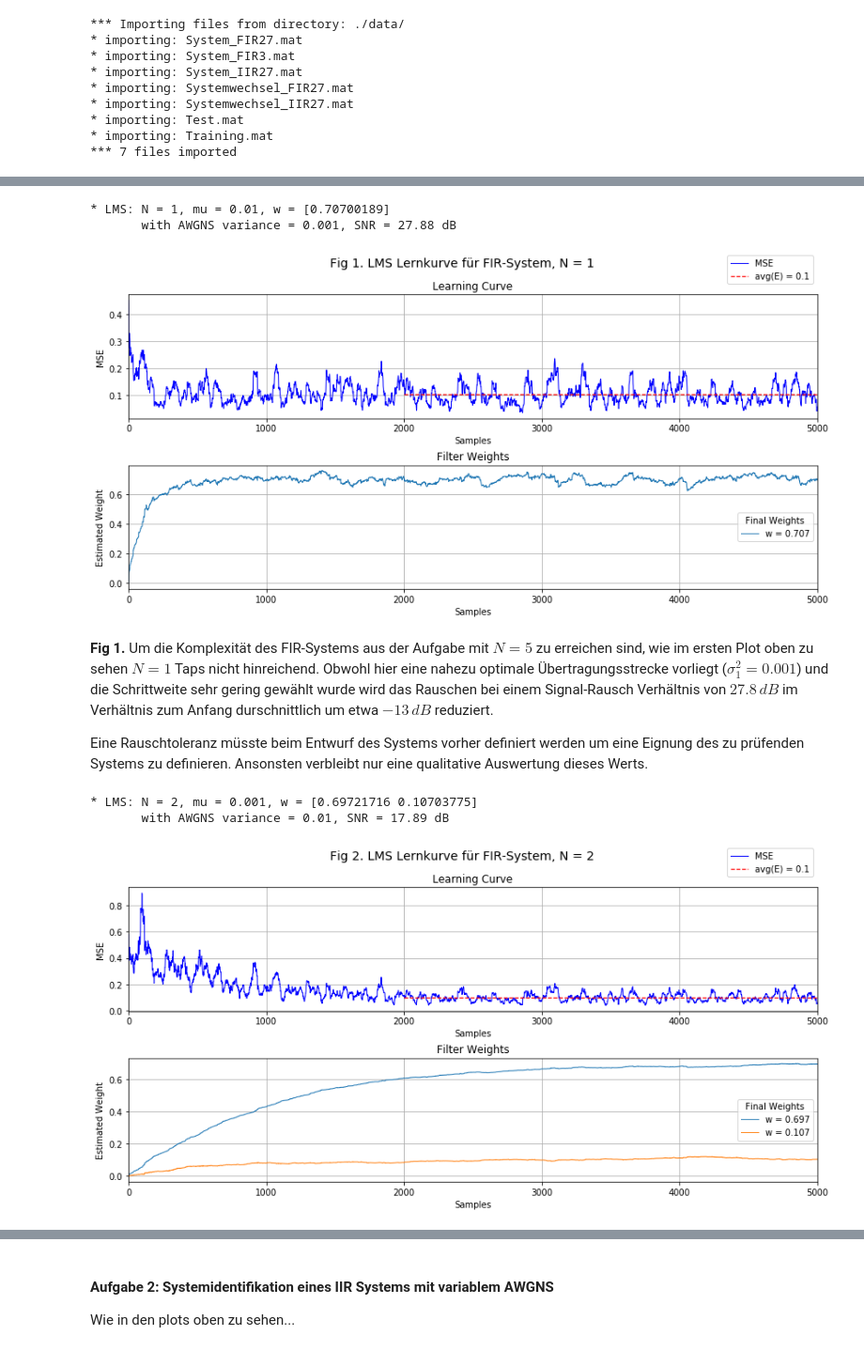
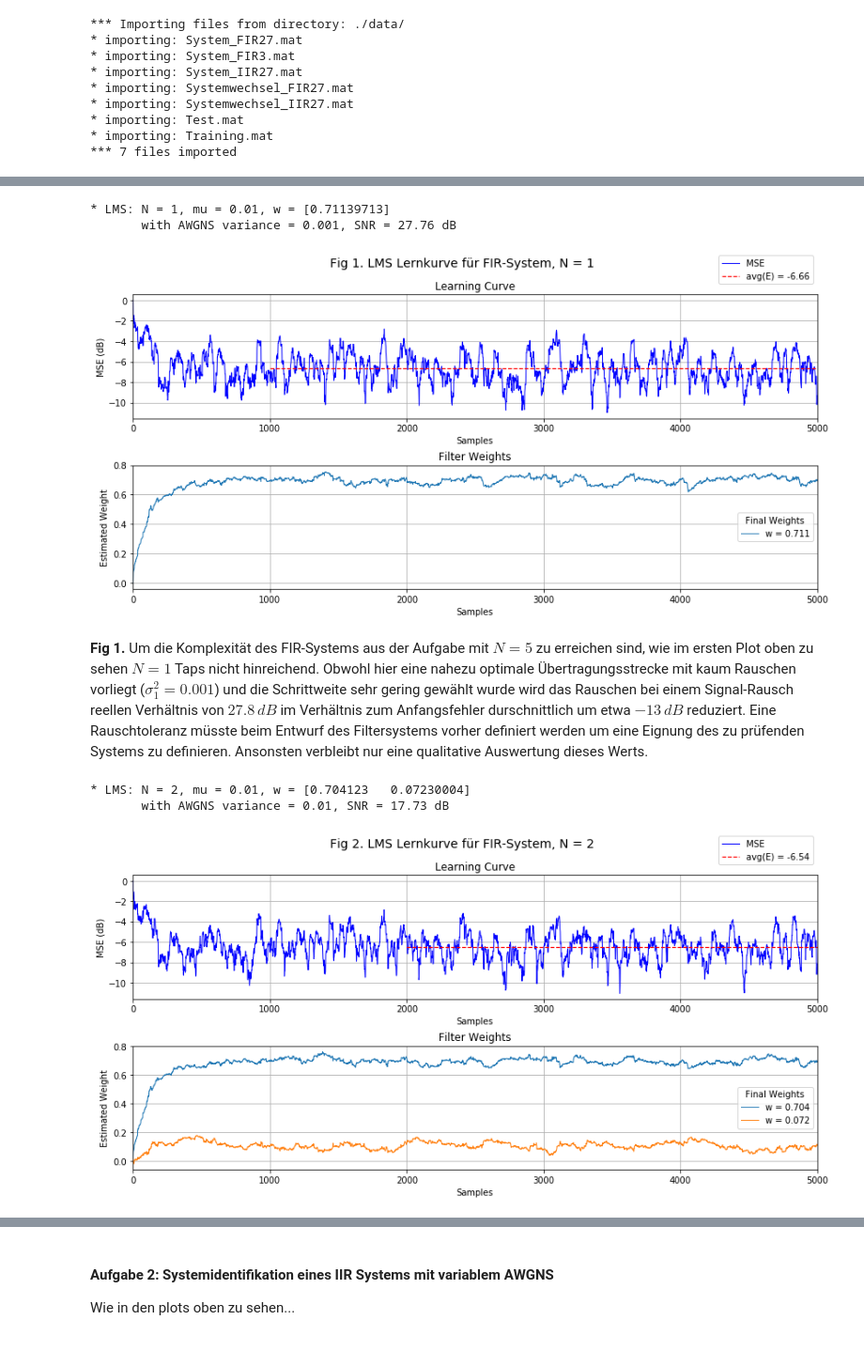
Before and after one commit to xhain/Systemidentifikation, a Jupyter notebook: python/Systemidentifikation.ipynb, the cells around one changed output, grey strips where cells are left out. Shown at 94% size. Cells and saved outputs as stored; diff of their text form; code cells hidden in the pictures.

```diff
--- a/python/Systemidentifikation.ipynb
+++ b/python/Systemidentifikation.ipynb
@@ -74,31 +75,29 @@ Mit dem hinzufügen des AWGNS können wir die Stabilität des Filters gegenüber
 
 # Length of displayed plot
 plotLen = 5000
-FigNum = 0
 
 # N = 1
 N, mu, var = 1, 0.01, 0.001
 HfirDn, SNRdB = ts.addNoise(HfirD, var)
 E, W, w, Yd = algo.lmsAlg(N, mu, HfirX, HfirDn, np.zeros(N))
-ts.errorPlot(E, W, plotLen, 'Fig 1. LMS Lernkurve für FIR-System, N = '+str(N), style='lin')
+ts.errorPlot(E, W, plotLen, 'Fig 1. LMS Lernkurve für FIR-System, N = '+str(N), style='log',avgFrom=1000)
 print('       with AWGNS variance = '+str(var)+', SNR = '+str(SNRdB)+' dB')
 # %% [output]
-* LMS: N = 1, mu = 0.01, w = [0.70700189]
-       with AWGNS variance = 0.001, SNR = 27.88 dB
+* LMS: N = 1, mu = 0.01, w = [0.71139713]
+       with AWGNS variance = 0.001, SNR = 27.76 dB
-[figure, old version]
+[figure, new version]
 # %% [markdown]
-**Fig 1.** Um die Komplexität des FIR-Systems aus der Aufgabe mit $N = 5$ zu erreichen sind, wie im ersten Plot oben zu sehen $N = 1$ Taps nicht hinreichend. Obwohl hier eine nahezu optimale Übertragungsstrecke vorliegt ($\sigma_1^2 = 0.001$) und die Schrittweite sehr gering gewählt wurde wird das Rauschen bei einem Signal-Rausch Verhältnis von $27.8 \,dB$ im Verhältnis zum Anfang durschnittlich um etwa $-13 \,dB$ reduziert.
-
-Eine Rauschtoleranz müsste beim Entwurf des Systems vorher definiert werden um eine Eignung des zu prüfenden Systems zu definieren. Ansonsten verbleibt nur eine qualitative Auswertung dieses Werts.
+**Fig 1.** Um die Komplexität des FIR-Systems aus der Aufgabe mit $N = 5$ zu erreichen sind, wie im ersten Plot oben zu sehen $N = 1$ Taps nicht hinreichend. Obwohl hier eine nahezu optimale Übertragungsstrecke mit kaum Rauschen vorliegt ($\sigma_1^2 = 0.001$) und die Schrittweite sehr gering gewählt wurde wird das Rauschen bei einem Signal-Rausch reellen Verhältnis von $27.8 \,dB$ im Verhältnis zum Anfangsfehler durschnittlich um etwa $-13 \,dB$ reduziert.
+Eine Rauschtoleranz müsste beim Entwurf des Filtersystems vorher definiert werden um eine Eignung des zu prüfenden Systems zu definieren. Ansonsten verbleibt nur eine qualitative Auswertung dieses Werts.
 # %%
 # N = 2
-N, mu, var = 2, 0.001, 0.01
+N, mu, var = 2, 0.01, 0.01
 HfirDn, SNRdB = ts.addNoise(HfirD, var)
 E, W, w, Yd = algo.lmsAlg(N, mu, HfirX, HfirDn, np.zeros(N))
-ts.errorPlot(E, W, plotLen, 'Fig 2. LMS Lernkurve für FIR-System, N = '+str(N), style='lin')
+ts.errorPlot(E, W, plotLen, 'Fig 2. LMS Lernkurve für FIR-System, N = '+str(N), style='log')
 print('       with AWGNS variance = '+str(var)+', SNR = '+str(SNRdB)+' dB')
 # %% [output]
-* LMS: N = 2, mu = 0.001, w = [0.69721716 0.10703775]
-       with AWGNS variance = 0.01, SNR = 17.89 dB
+* LMS: N = 2, mu = 0.01, w = [0.704123   0.07230004]
+       with AWGNS variance = 0.01, SNR = 17.73 dB
-[figure, old version]
+[figure, new version]
 # %% [markdown]
```
Also changed, not shown: parts of 18 cells of this notebook, 3 other files.
